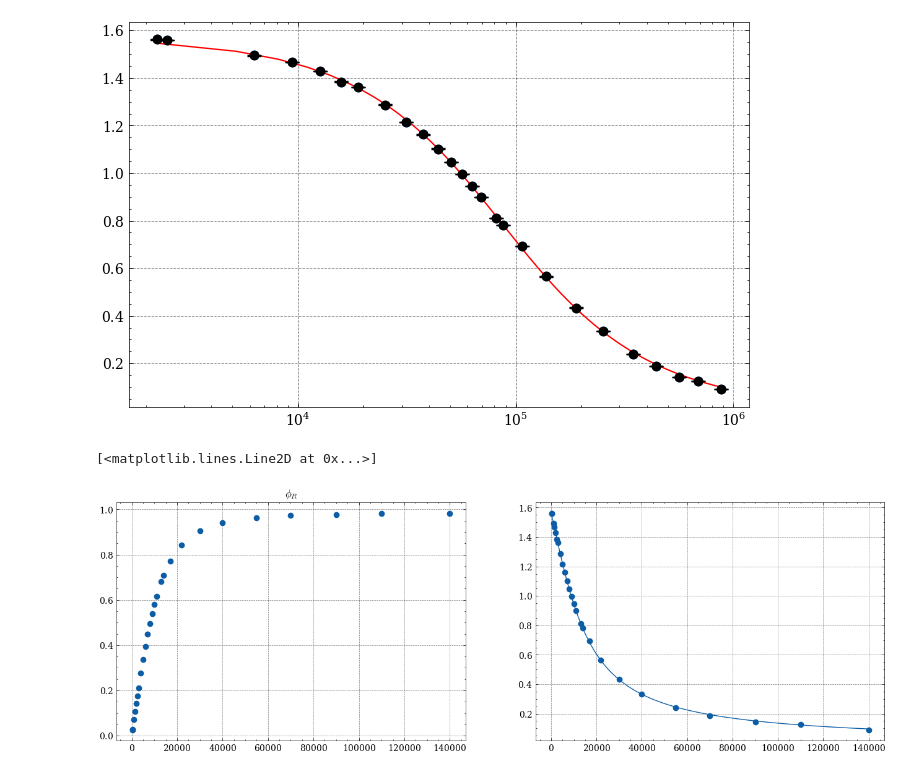
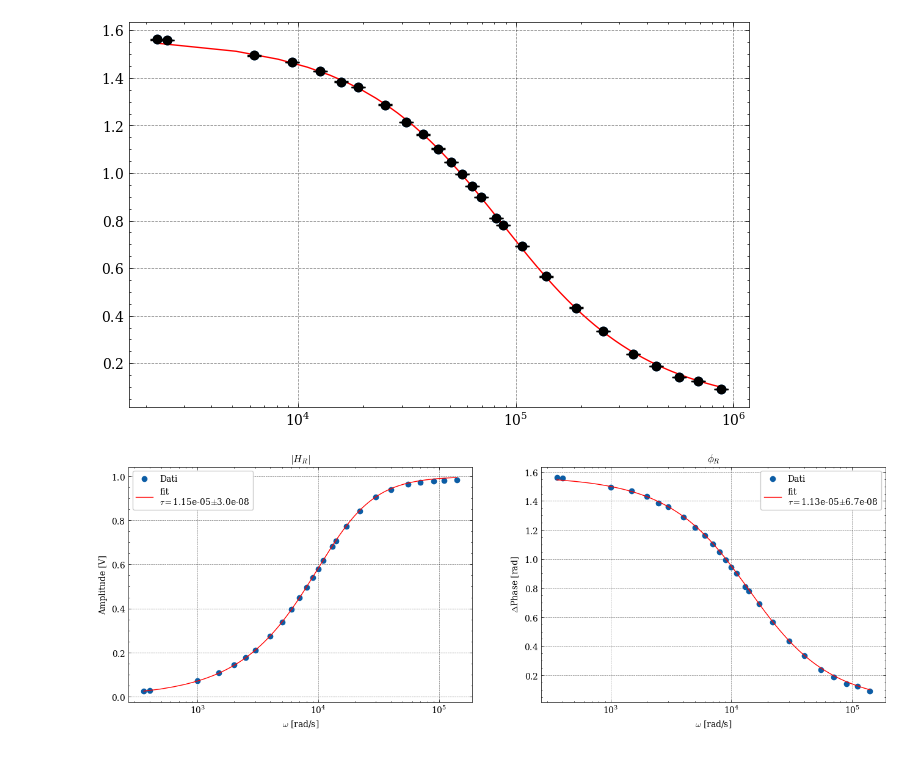
Before and after one commit to Yedi278/Lab2, a Jupyter notebook: Circuiti_3/RC.ipynb, the cells around one changed output. Saved outputs shown, nothing was run; the diff lists cells and outputs as text; code cells hidden in the pictures.

```diff
--- a/Circuiti_3/RC.ipynb
+++ b/Circuiti_3/RC.ipynb
@@ -113,11 +97,0 @@ plt.show()
-# %%
-f = Fit(freqs, V_c, H_C, V_c_err*200, kwargs={'tau':1e3*12e-9, 'a':0.})
-f.fit()
-fig, ax = f.visualize()
-fig.set_size_inches(8,5)
-plt.xscale('log')
-plt.legend()
-plt.title('Fit $|H_C|$')
-
-print(f.values)
-print("C = ",f.values['tau']/997)
@@ -188,9 +125,0 @@ plt.show()
-# %%
-f = Fit(freqs[:-4], -fase_c[:-4], fase_C, 0.005, kwargs={'tau':12e-6, 'a':0})
-f.fit()
-fig, ax = f.visualize()
-fig.set_size_inches(8,5)
-print(f.values)
-print(f.errors)
-print(f.fval/f.ndof)
-plt.xscale('log')
@@ -238,15 +162,25 @@ R =  0.960784596861456
 [figure]
 # %%
 plt.subplots(1,2,figsize=(16,5))
-x = np.linspace(np.min(freqs),np.max(freqs),1000)
+x = np.linspace(np.min(freqs[2:]),np.max(freqs[2:]),1000)
 plt.subplot(1,2,1)
-plt.title("$\phi_R$")
-plt.scatter(freqs[2:], V_res[2:], lw=1)
-
+plt.title("$|H_R|$")
+plt.scatter(freqs[2:], V_res[2:], lw=1, label='Dati')
+plt.plot(x, H_R(x*2*np.pi, f_m.values['tau'], f_m.values['a']), label='fit\n'+r'$\tau = $'f'{"{:.2e}".format(f_m.values["tau"])}''$\pm$'f'{"{:.1e}".format(f_m.errors["tau"])}', color='red')
+plt.xscale('log')
+plt.xlabel('$\omega$ [rad/s]')
+plt.ylabel('Amplitude [V]')
+plt.legend()
 
 plt.subplot(1,2,2)
-plt.scatter(freqs[2:], -fase_res[2:]+(np.pi*2), lw=1)
-plt.plot(x, fase_R(x*2*np.pi, f_m.values['tau'], f_m.values['a']), label='Teorico')
+plt.title("$\phi_R$")
+plt.scatter(freqs[2:], -fase_res[2:]+(np.pi*2), lw=1, label='Dati')
+plt.plot(x, fase_R(x*2*np.pi, f_f.values['tau'], f_f.values['a']), label='fit\n'+r'$\tau = $'f'{"{:.2e}".format(f_f.values["tau"])}''$\pm$'f'{"{:.1e}".format(f_f.errors["tau"])}', color='red')
+plt.xscale('log')
+plt.xlabel('$\omega$ [rad/s]')
+plt.ylabel('$\Delta$Phase [rad]')
+plt.legend()
+
+plt.savefig('imgs/RC/fit_R.pdf', bbox_inches='tight', dpi=200)
 # %% [output]
-[<matplotlib.lines.Line2D at 0x...>]
-[figure, old version]
+[figure, new version]
```
Also changed, not shown: parts of 13 cells of this notebook, 18 other files.
